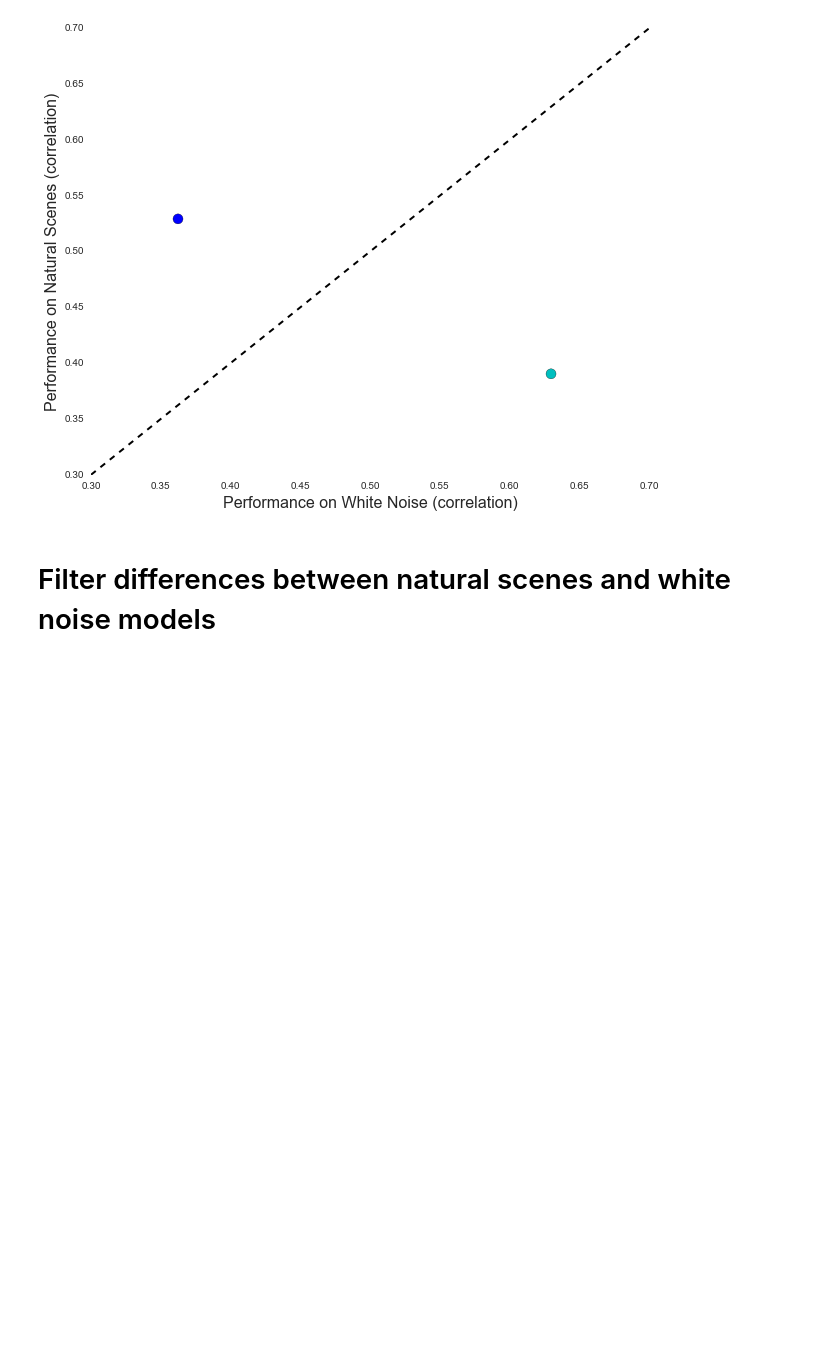
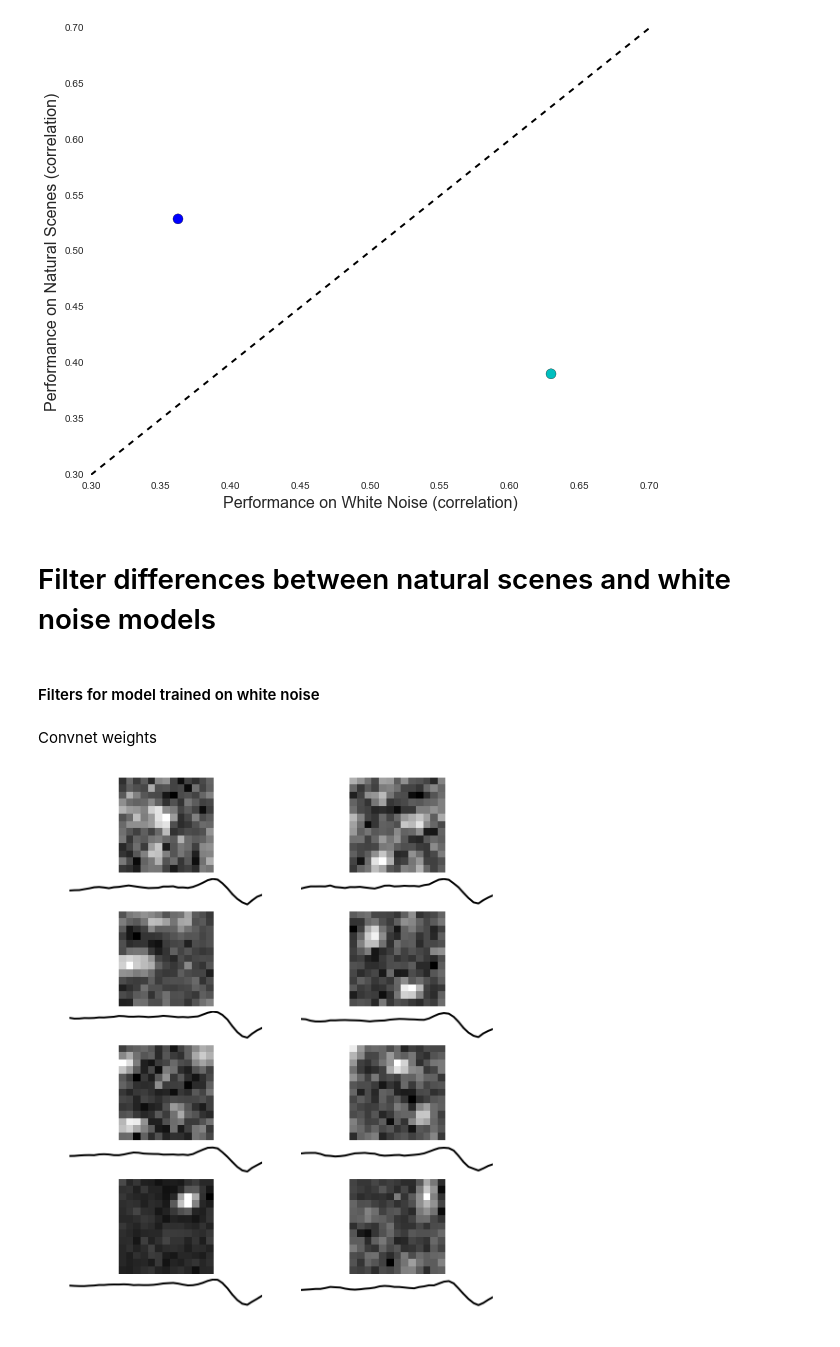
Before and after one commit to baccuslab/deep-retina, a Jupyter notebook: notebooks/Visualizations.ipynb, the cells around one changed output. Saved outputs shown, nothing was run; the diff lists cells and outputs as text; code cells hidden in the pictures; blank space fills up the shorter version.

Commit message:
visualizing conv and affine filters

```diff
--- a/notebooks/Visualizations.ipynb
+++ b/notebooks/Visualizations.ipynb
@@ -128,3 +128,13 @@ plt.ylim([0.3, 0.7])
 [figure]
 # %% [markdown]
 # Filter differences between natural scenes and white noise models
+# %% [markdown]
+#### Filters for model trained on white noise
+# %% [markdown]
+Convnet weights
+# %%
+whitenoise_W0 = whitenoise_weights['layer_0']['param_0']
+viz.visualize_convnet_weights(whitenoise_W0, title='convnet', fig_size=(8,10), dpi=500, space=True, time=True,
+                              display=True, save=False)
+# %% [output]
+[figure, added]
```
Also changed, not shown: parts of 7 cells of this notebook.
